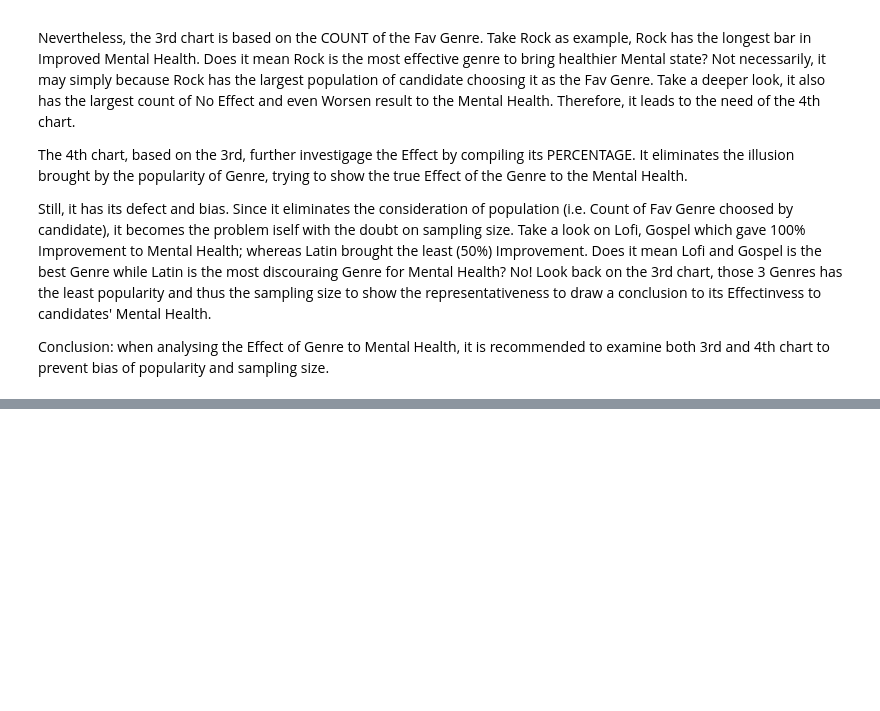
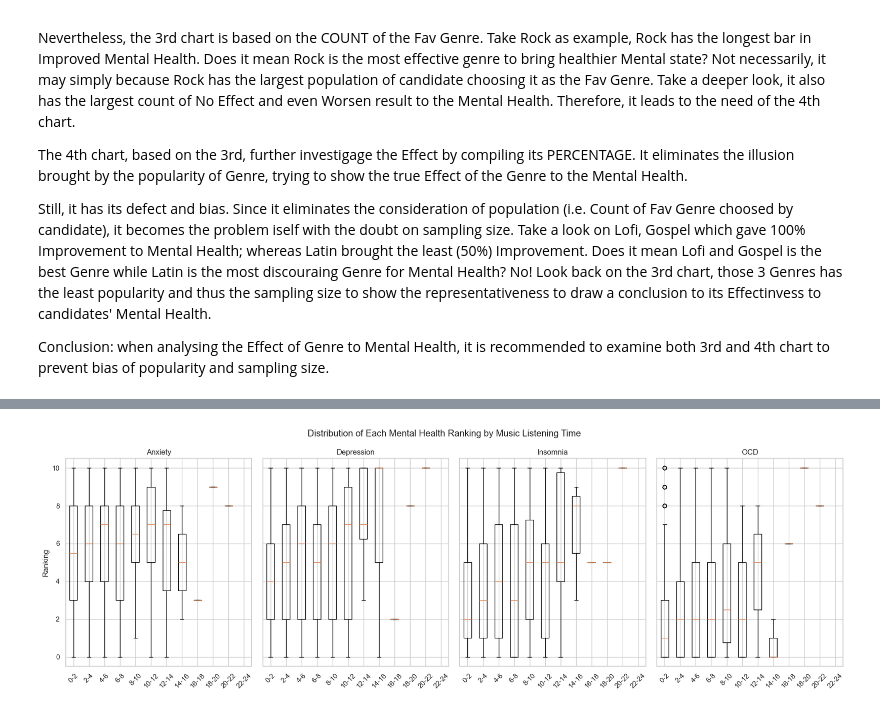
Before and after one commit to annwong0/eda_project, a Jupyter notebook: Untitled0.ipynb, the cells around one changed output, grey strips where cells are left out. Saved outputs shown, nothing was run; the diff lists cells and outputs as text; code cells hidden in the pictures; blank space fills up the shorter version.

```diff
--- a/Untitled0.ipynb
+++ b/Untitled0.ipynb
@@ -419,0 +452,32 @@ Conclusion: when analysing the Effect of Genre to Mental Health, it is recommend
+# %%
+# Further visualize the boxplot by creating subplots, split by 4 conditions for clearer insight into each.
+def hours_symptoms_subplot(df):
+    metrics = ['Anxiety', 'Depression', 'Insomnia', 'OCD']
+    bins = list(range(0, 26, 2))
+    bin_labels = [f'{i}-{i+2}' for i in range(0, 24, 2)]
+
+    df['Hours_Group'] = pd.cut(df['Hours per day'], bins=bins, labels=bin_labels, right=False)
+
+    def plot_metric(ax, metric):
+        data = [df[df['Hours_Group'] == h][metric].dropna() for h in bin_labels]
+        ax.boxplot(data, positions=range(len(bin_labels)))
+        ax.set_title(metric)
+        ax.set_xticks(range(len(bin_labels)))
+        ax.set_xticklabels(bin_labels, rotation=45)
+        if metric == metrics[0]:
+            ax.set_ylabel('Ranking')
+
+    fig, axes = plt.subplots(1, len(metrics), figsize=(18, 6), sharey=True)
+    if len(metrics) == 1:
+        axes = [axes]
+
+    for ax, metric in zip(axes, metrics):
+        plot_metric(ax, metric)
+
+    fig.suptitle('Distribution of Each Mental Health Ranking by Music Listening Time')
+    plt.tight_layout()
+    plt.show()
+# %%
+hours_symptoms_subplot(df)
+# %% [output]
+[figure, added]
```
Also changed, not shown: parts of 10 cells of this notebook.
